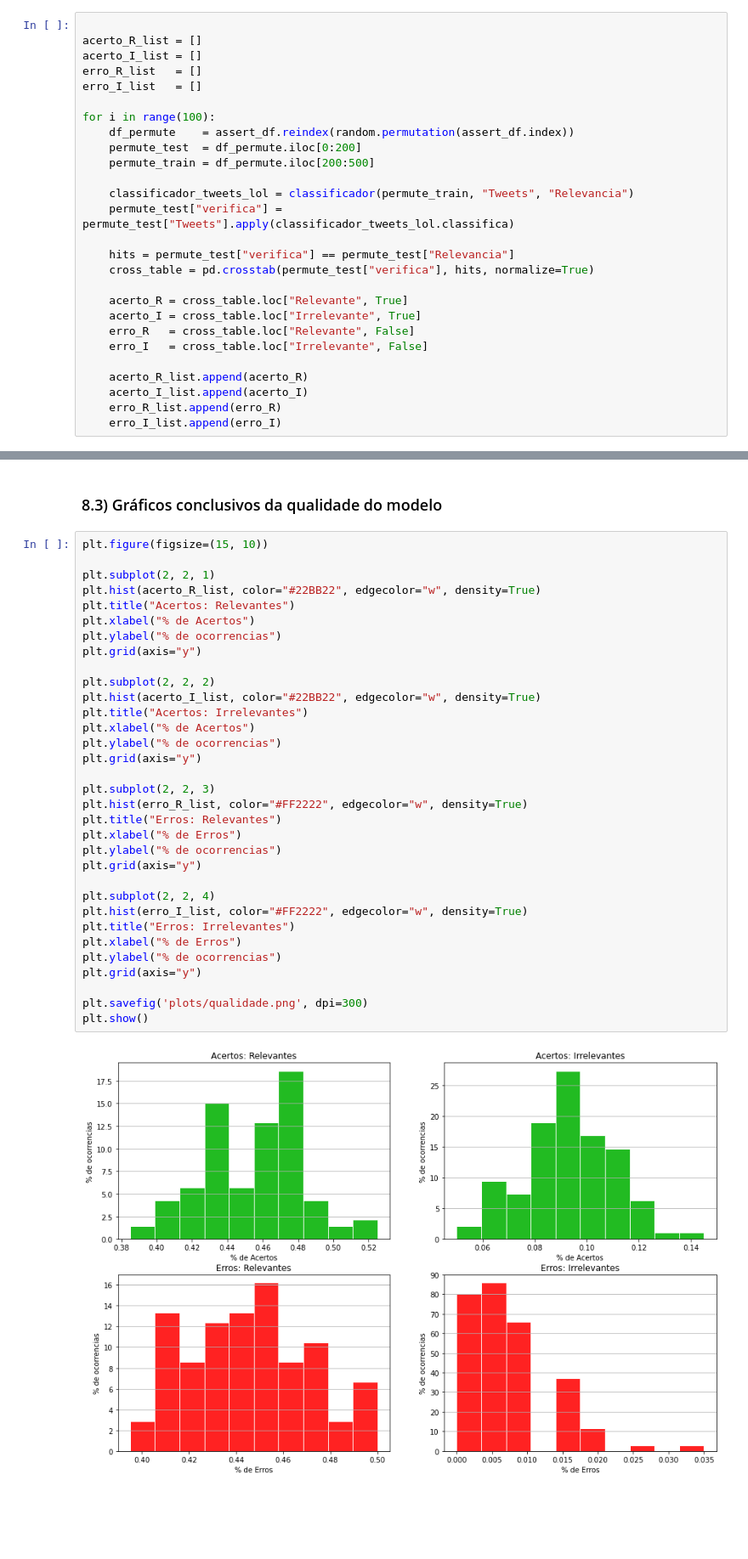
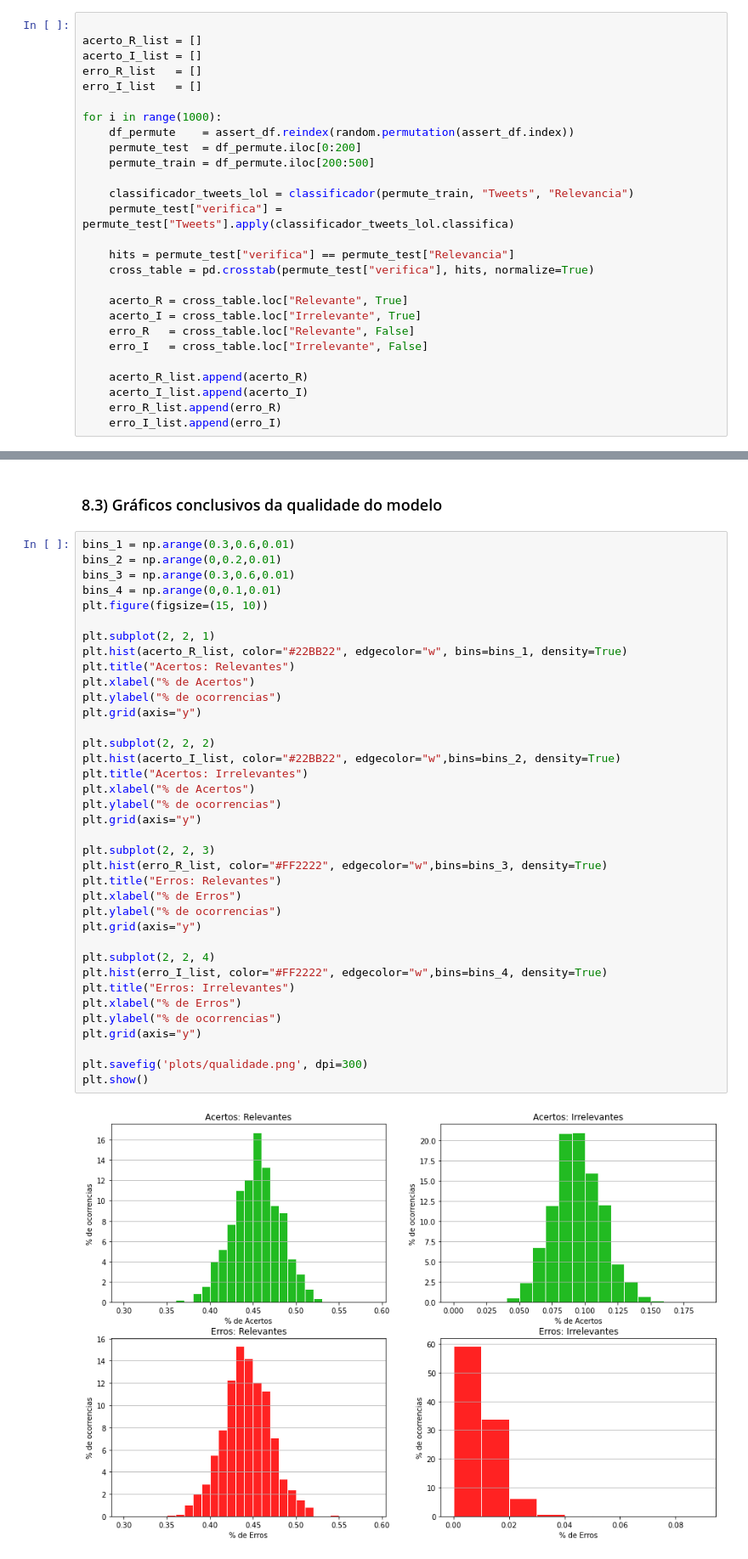
Before and after one commit to pcliquet/LC_Dados, a Jupyter notebook: 2-Classificador.ipynb, the cells around one changed output, grey strips where cells are left out. Shown at 85% size. Drawn from its saved outputs; the diff is of its cells as text; blank space fills up the shorter version.

```diff
--- a/2-Classificador.ipynb
+++ b/2-Classificador.ipynb
@@ -303,7 +303,7 @@ acerto_I_list = []
 erro_R_list   = []
 erro_I_list   = []
 
-for i in range(100):
+for i in range(1000):
     df_permute    = assert_df.reindex(random.permutation(assert_df.index))
     permute_test  = df_permute.iloc[0:200]
     permute_train = df_permute.iloc[200:500]
@@ -332,40 +332,44 @@ See the caveats in the documentation: https://pandas.pydata.org/pandas-docs/stab
 # %% [markdown]
 ### 8.3) Gráficos conclusivos da qualidade do modelo
 # %%
+bins_1 = np.arange(0.3,0.6,0.01)
+bins_2 = np.arange(0,0.2,0.01)
+bins_3 = np.arange(0.3,0.6,0.01)
+bins_4 = np.arange(0,0.1,0.01)
 plt.figure(figsize=(15, 10))
 
 plt.subplot(2, 2, 1)
-plt.hist(acerto_R_list, color="#22BB22", edgecolor="w", density=True)
+plt.hist(acerto_R_list, color="#22BB22", edgecolor="w", bins=bins_1, density=True)
 plt.title("Acertos: Relevantes")
 plt.xlabel("% de Acertos")
 plt.ylabel("% de ocorrencias")
 plt.grid(axis="y")
 
 plt.subplot(2, 2, 2)
-plt.hist(acerto_I_list, color="#22BB22", edgecolor="w", density=True)
+plt.hist(acerto_I_list, color="#22BB22", edgecolor="w",bins=bins_2, density=True)
 plt.title("Acertos: Irrelevantes")
 plt.xlabel("% de Acertos")
 plt.ylabel("% de ocorrencias")
 plt.grid(axis="y")
 
 plt.subplot(2, 2, 3)
-plt.hist(erro_R_list, color="#FF2222", edgecolor="w", density=True)
+plt.hist(erro_R_list, color="#FF2222", edgecolor="w",bins=bins_3, density=True)
 plt.title("Erros: Relevantes")
 plt.xlabel("% de Erros")
 plt.ylabel("% de ocorrencias")
 plt.grid(axis="y")
 
 plt.subplot(2, 2, 4)
-plt.hist(erro_I_list, color="#FF2222", edgecolor="w", density=True)
+plt.hist(erro_I_list, color="#FF2222", edgecolor="w",bins=bins_4, density=True)
 plt.title("Erros: Irrelevantes")
 plt.xlabel("% de Erros")
 plt.ylabel("% de ocorrencias")
 plt.grid(axis="y")
 
 plt.savefig('plots/qualidade.png', dpi=300)
 plt.show()
 # %% [output]
-[figure, old version]
+[figure, new version]
 # %% [markdown]
 ___
 ## 9) Aperfeiçoamento:
```
Also changed, not shown: 1 other file.
